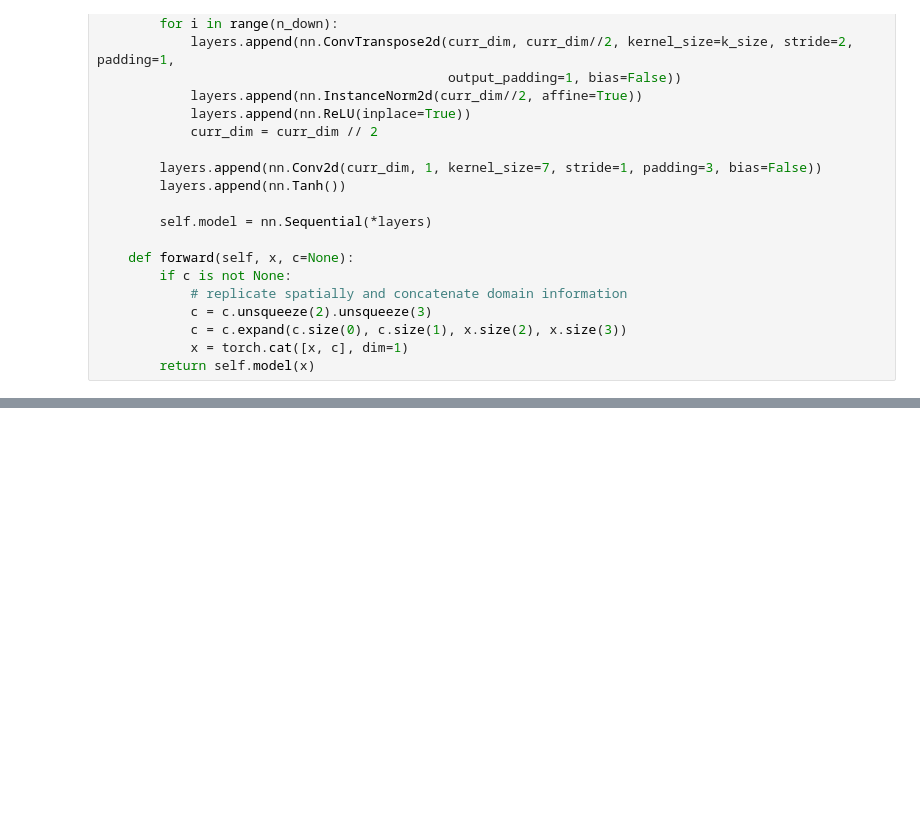
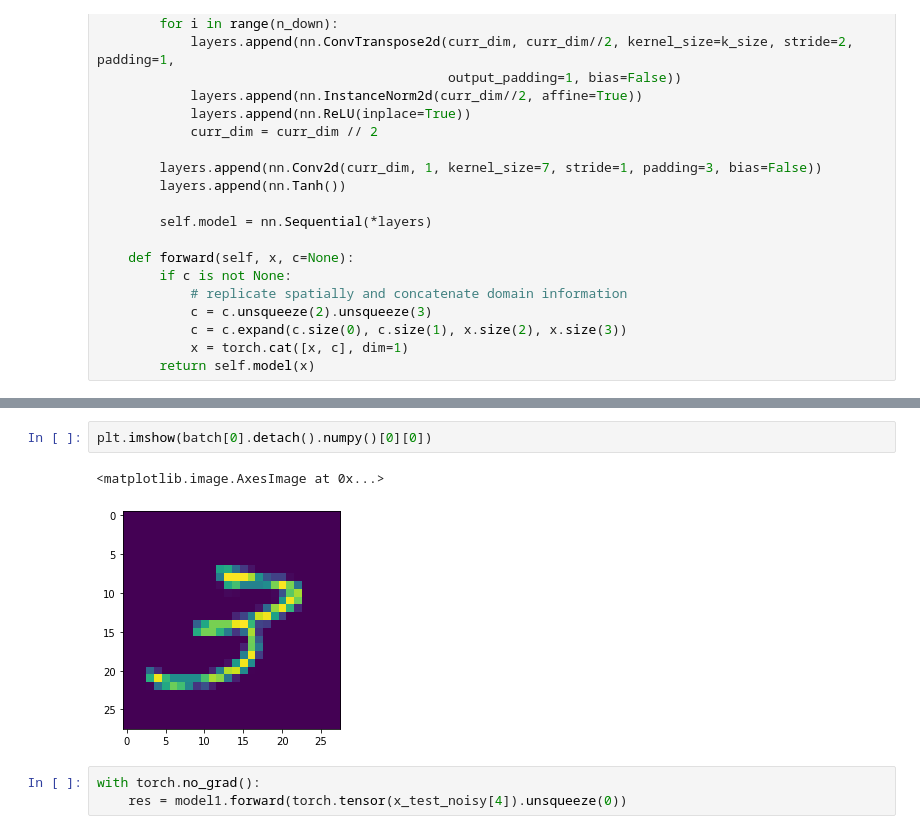
Before and after one commit to tema7707/Course-work-3, a Jupyter notebook: autoencoder_test.ipynb, the cells around one changed output, grey strips where cells are left out. Cells and saved outputs as stored; diff of their text form; blank space fills up the shorter version.

```diff
--- a/autoencoder_test.ipynb
+++ b/autoencoder_test.ipynb
@@ -264,0 +364,8 @@ Estimated Total Size (MB): 54.99
+# %%
+plt.imshow(batch[0].detach().numpy()[0][0])
+# %% [output]
+<matplotlib.image.AxesImage at 0x...>
+[figure, added]
+# %%
+with torch.no_grad():
+    res = model1.forward(torch.tensor(x_test_noisy[4]).unsqueeze(0))
```
Also changed, not shown: parts of 25 cells of this notebook, 4 other files.
